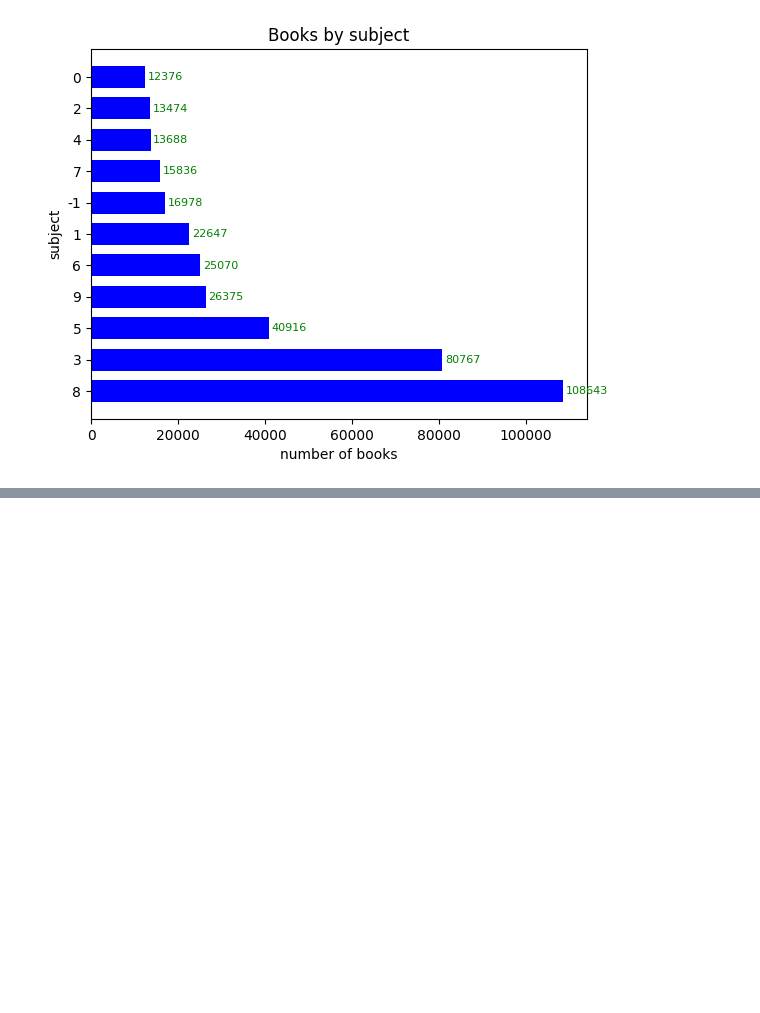
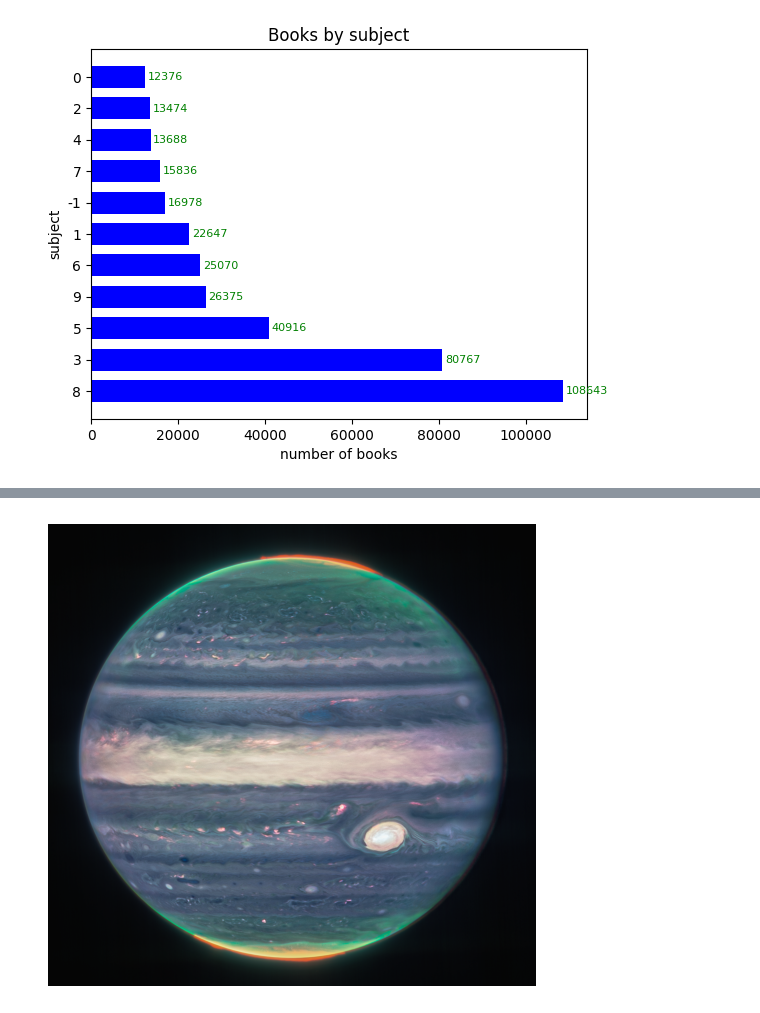
Before and after one commit to hyeonn-06/data_analysis, a Jupyter notebook: ch05_2.ipynb, the cells around one changed output, grey strips where cells are left out. Cells and saved outputs as stored; diff of their text form; code cells hidden in the pictures; blank space fills up the shorter version.

```diff
--- a/ch05_2.ipynb
+++ b/ch05_2.ipynb
@@ -207,0 +238,7 @@ plt.show()
+# %%
+plt.figure(figsize=(8,6))
+plt.imshow(img)
+plt.axis("off")
+plt.show()
+# %% [output]
+[figure, added]
```
Also changed, not shown: parts of 9 cells of this notebook.
